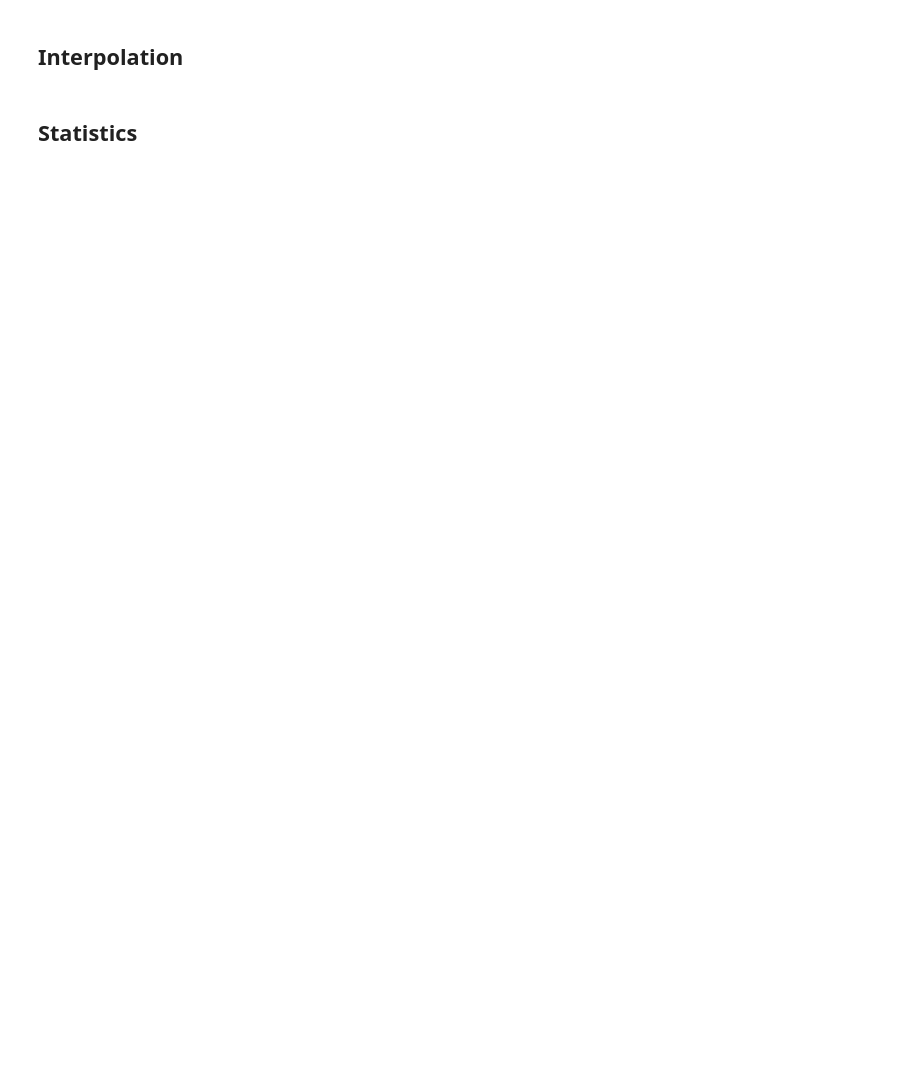
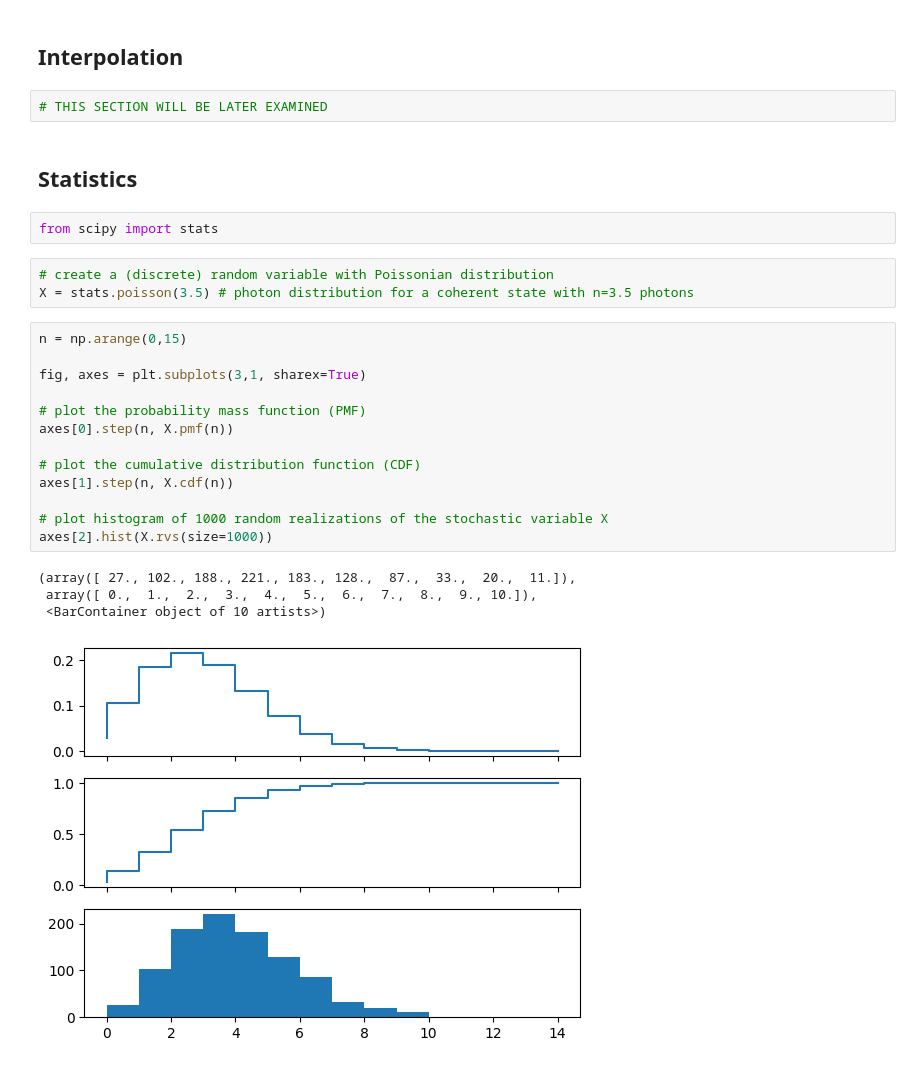
Before and after one commit to karaogluhh/PythonNotebooks, a Jupyter notebook: 003. Scipy.ipynb, the cells around one changed output. Saved outputs shown, nothing was run; the diff lists cells and outputs as text; blank space fills up the shorter version.

```diff
--- a/003. Scipy.ipynb
+++ b/003. Scipy.ipynb
@@ -148,4 +249,29 @@ norm(np.dot(A, X) - B)
 # %% [markdown]
 ## Interpolation
+# %%
+# THIS SECTION WILL BE LATER EXAMINED
 # %% [markdown]
 ## Statistics
+# %%
+from scipy import stats
+# %%
+# create a (discrete) random variable with Poissonian distribution
+X = stats.poisson(3.5) # photon distribution for a coherent state with n=3.5 photons
+# %%
+n = np.arange(0,15)
+
+fig, axes = plt.subplots(3,1, sharex=True)
+
+# plot the probability mass function (PMF)
+axes[0].step(n, X.pmf(n))
+
+# plot the cumulative distribution function (CDF)
+axes[1].step(n, X.cdf(n))
+
+# plot histogram of 1000 random realizations of the stochastic variable X
+axes[2].hist(X.rvs(size=1000))
+# %% [output]
+(array([ 27., 102., 188., 221., 183., 128.,  87.,  33.,  20.,  11.]),
+ array([ 0.,  1.,  2.,  3.,  4.,  5.,  6.,  7.,  8.,  9., 10.]),
+ <BarContainer object of 10 artists>)
+[figure, added]
```
Also changed, not shown: parts of 21 cells of this notebook.
